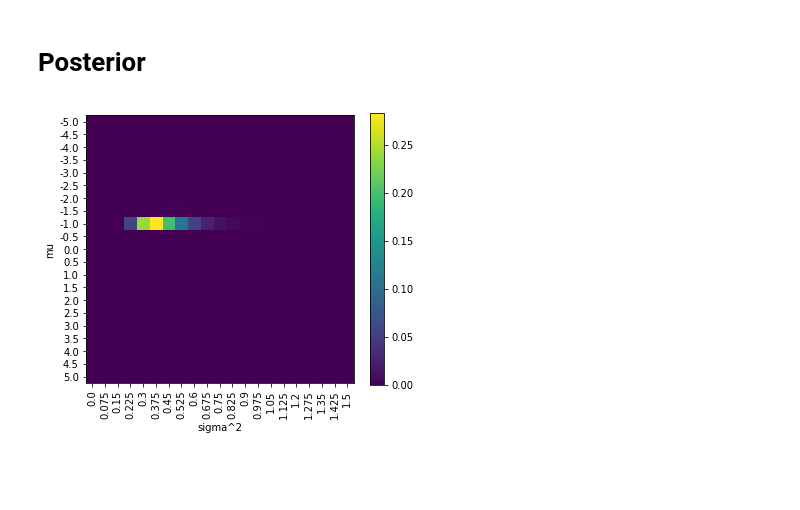
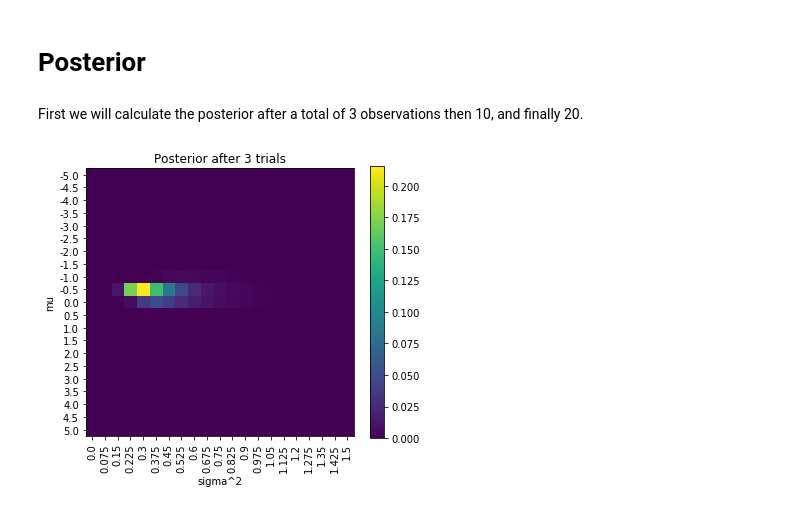
Before and after one commit to thomasarmstrong98/ODE_statistical_inference, a Jupyter notebook: grid_approx_two_param_normal.ipynb, the cells around one changed output. Drawn from its saved outputs; the diff is of its cells as text; code cells hidden in the pictures; blank space fills up the shorter version.

```diff
--- a/grid_approx_two_param_normal.ipynb
+++ b/grid_approx_two_param_normal.ipynb
@@ -24,5 +33,5 @@ s = invgamma.rvs(a, b)
 # %%
-y = norm.rvs(u, pow(s, 0.5), 20)
+y = norm.rvs(u, pow(s, 0.5), 300)
 # %%
 plt.plot(y)
 plt.show()
@@ -67,12 +76,15 @@ def likelihood(y_val, u_val, s_val):
 lik_fn = np.vectorize(likelihood)
 # %% [markdown]
 # Posterior
+# %% [markdown]
+First we will calculate the posterior after a total of 3 observations then 10, and finally 20.
 # %%
-for y_val in y:
+for y_val in y[:3]:
     lik_mat = np.zeros((len(u_grid),len(s_grid)))
     for i in range(len(u_grid)):
         for j in  range(len(s_grid)):
-            lik_mat[i,j] = likelihood(y_val, u_grid[i], pow(s_grid[j], 0.5))
+            lik_mat = likelihood(y_val, u_grid[:, np.newaxis], s_grid)
+            #lik_mat[i,j] = likelihood(y_val, u_grid[i], pow(s_grid[j], 0.5))
             lik_mat = np.nan_to_num(lik_mat)
     post_mat = (lik_mat * prior) / np.nan_to_num((lik_mat * prior).sum())
     post_mat = np.nan_to_num(post_mat)
@@ -80,14 +92,15 @@ for y_val in y:
 # %%
 fig = plt.figure(figsize=(6, 5))
 ax = fig.add_subplot(111)
 plt.imshow(post_mat)
 plt.colorbar(orientation='vertical')
 ax.set_xticklabels(s_grid)
 plt.xticks(range(len(s_grid)), rotation = 90)
 ax.set_yticklabels(u_grid)
 plt.yticks(range(len(u_grid)))
 plt.xlabel("sigma^2")
 plt.ylabel("mu")
+plt.title("Posterior after 3 trials")
 plt.show()
 # %% [output]
-[figure, old version]
+[figure, new version]
```
Also changed, not shown: parts of 13 cells of this notebook.
